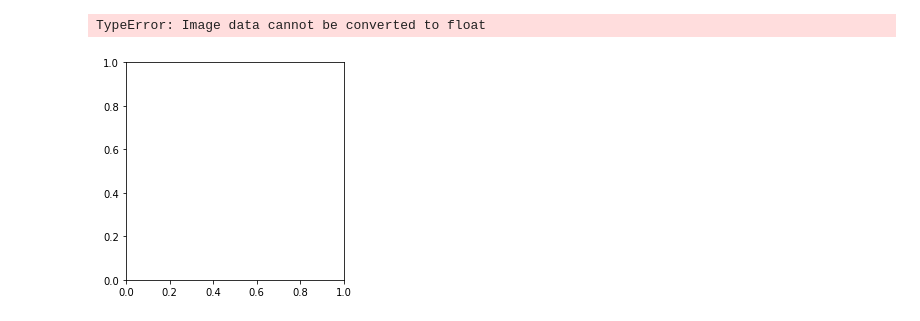
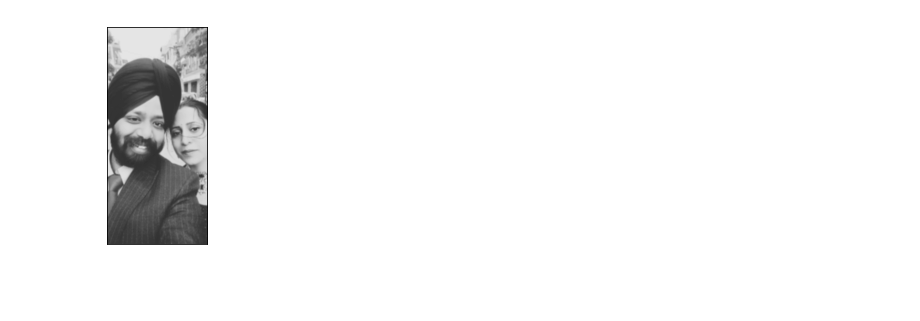
Before and after one commit to sabiinsearch/learnings, a Jupyter notebook: MachineLearnig/Practice/convertGreyScaleDemo.ipynb, the cells around one changed output. Cells and saved outputs as stored; diff of their text form; code cells hidden in the pictures; blank space fills up the shorter version.

```diff
--- a/MachineLearnig/Practice/convertGreyScaleDemo.ipynb
+++ b/MachineLearnig/Practice/convertGreyScaleDemo.ipynb
@@ -28,5 +57,8 @@ img = pathlib.Path('Dowloads/mine.jpg')
+# %%
+plt.imshow(image,cmap = 'gray', interpolation = 'bicubic')
+plt.xticks([]), plt.yticks([])  # to hide tick values on X and Y axis
+plt.show()
+# %% [output]
+[figure, added]
 # %%
-plt.imshow(img)
+cv2.imshow("img", img)
-# %% [output]
-TypeError: Image data cannot be converted to float
-[figure, removed]
```
Also changed, not shown: parts of 13 cells of this notebook.
